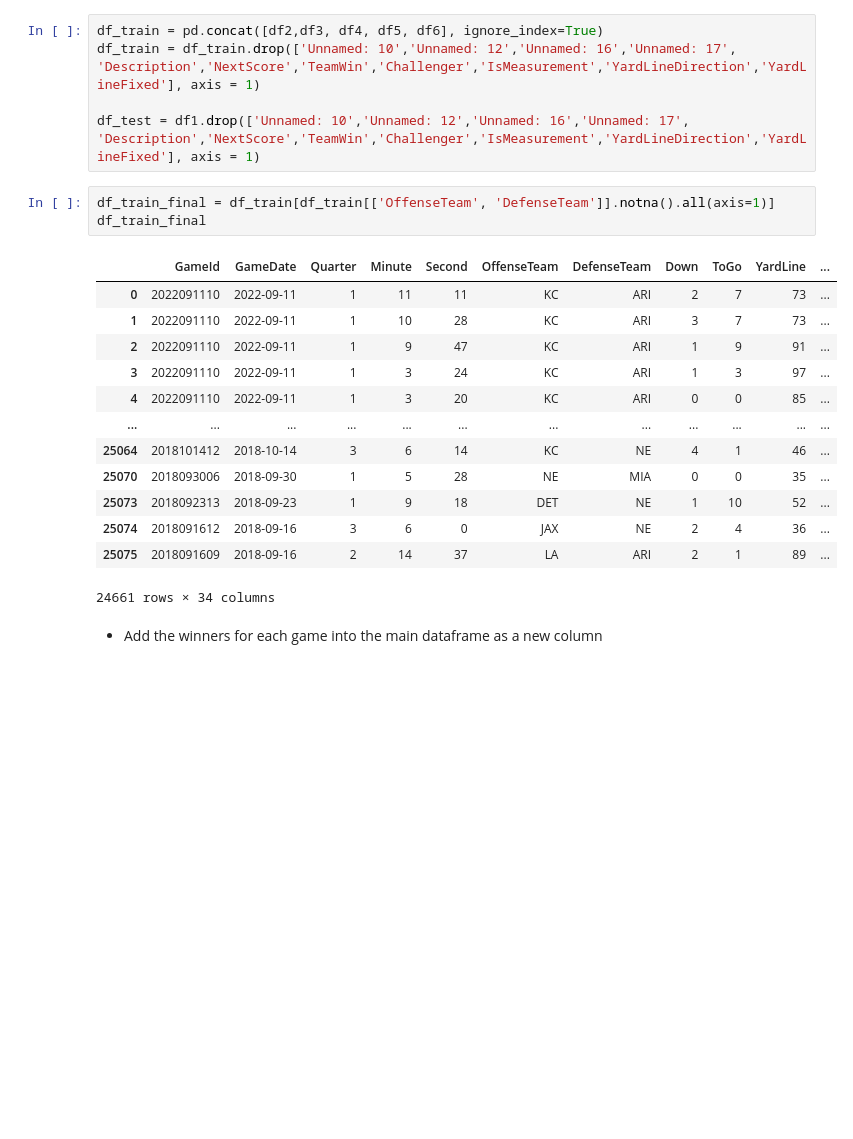
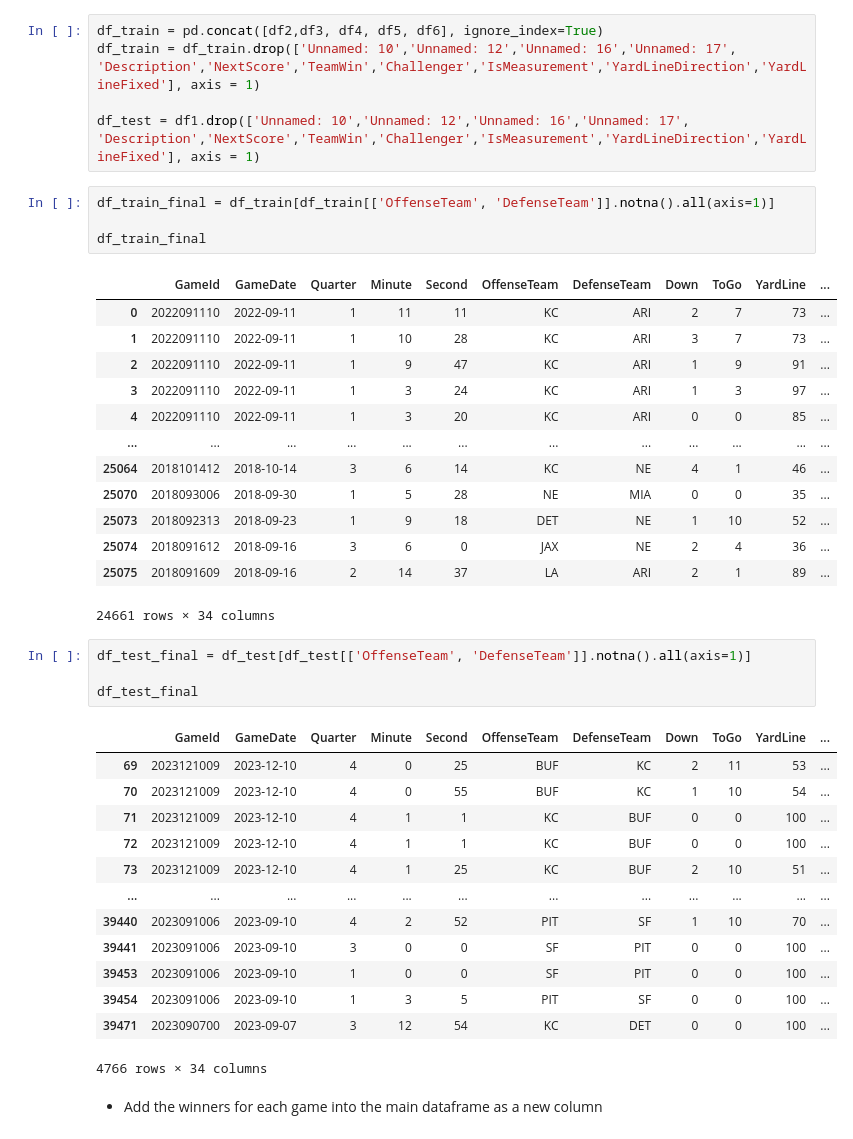
Before and after one commit to Pratik-Chaudhari-ggc/GT-Hacklytics, a Jupyter notebook: notebooks/all-data-notebook.ipynb, the cells around one changed output. Saved outputs shown, nothing was run; the diff lists cells and outputs as text; blank space fills up the shorter version.

```diff
--- a/notebooks/all-data-notebook.ipynb
+++ b/notebooks/all-data-notebook.ipynb
@@ -23,6 +23,7 @@ df_train = df_train.drop(['Unnamed: 10','Unnamed: 12','Unnamed: 16','Unnamed: 17
 df_test = df1.drop(['Unnamed: 10','Unnamed: 12','Unnamed: 16','Unnamed: 17', 'Description','NextScore','TeamWin','Challenger','IsMeasurement','YardLineDirection','YardLineFixed'], axis = 1)
 # %%
 df_train_final = df_train[df_train[['OffenseTeam', 'DefenseTeam']].notna().all(axis=1)]
+
 df_train_final
 # %% [output]
 |  | GameId | GameDate | Quarter | Minute | Second | OffenseTeam | DefenseTeam | Down | ToGo | YardLine | ... |
@@ -38,6 +39,24 @@ df_train_final
 | 25074 | 2018091612 | 2018-09-16 | 3 | 6 | 0 | JAX | NE | 2 | 4 | 36 | ... |
 | 25075 | 2018091609 | 2018-09-16 | 2 | 14 | 37 | LA | ARI | 2 | 1 | 89 | ... |
 24661 rows × 34 columns
+# %%
+df_test_final = df_test[df_test[['OffenseTeam', 'DefenseTeam']].notna().all(axis=1)]
+
+df_test_final
+# %% [output]
+|  | GameId | GameDate | Quarter | Minute | Second | OffenseTeam | DefenseTeam | Down | ToGo | YardLine | ... |
+| 69 | 2023121009 | 2023-12-10 | 4 | 0 | 25 | BUF | KC | 2 | 11 | 53 | ... |
+| 70 | 2023121009 | 2023-12-10 | 4 | 0 | 55 | BUF | KC | 1 | 10 | 54 | ... |
+| 71 | 2023121009 | 2023-12-10 | 4 | 1 | 1 | KC | BUF | 0 | 0 | 100 | ... |
+| 72 | 2023121009 | 2023-12-10 | 4 | 1 | 1 | KC | BUF | 0 | 0 | 100 | ... |
+| 73 | 2023121009 | 2023-12-10 | 4 | 1 | 25 | KC | BUF | 2 | 10 | 51 | ... |
+| ... | ... | ... | ... | ... | ... | ... | ... | ... | ... | ... | ... |
+| 39440 | 2023091006 | 2023-09-10 | 4 | 2 | 52 | PIT | SF | 1 | 10 | 70 | ... |
+| 39441 | 2023091006 | 2023-09-10 | 3 | 0 | 0 | SF | PIT | 0 | 0 | 100 | ... |
+| 39453 | 2023091006 | 2023-09-10 | 1 | 0 | 0 | SF | PIT | 0 | 0 | 100 | ... |
+| 39454 | 2023091006 | 2023-09-10 | 1 | 3 | 5 | PIT | SF | 0 | 0 | 100 | ... |
+| 39471 | 2023090700 | 2023-09-07 | 3 | 12 | 54 | KC | DET | 0 | 0 | 100 | ... |
+4766 rows × 34 columns
 # %% [markdown]
 - Add the winners for each game into the main dataframe as a new column
 # %%
```
Also changed, not shown: parts of 6 cells of this notebook, 2 other files.
